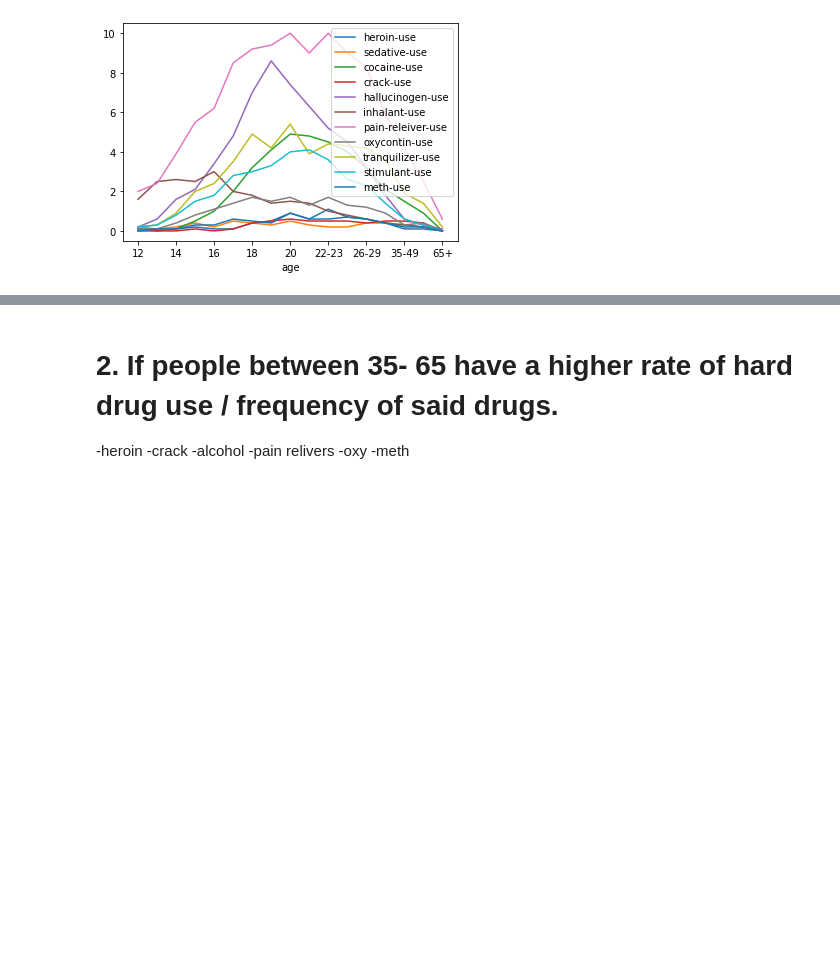
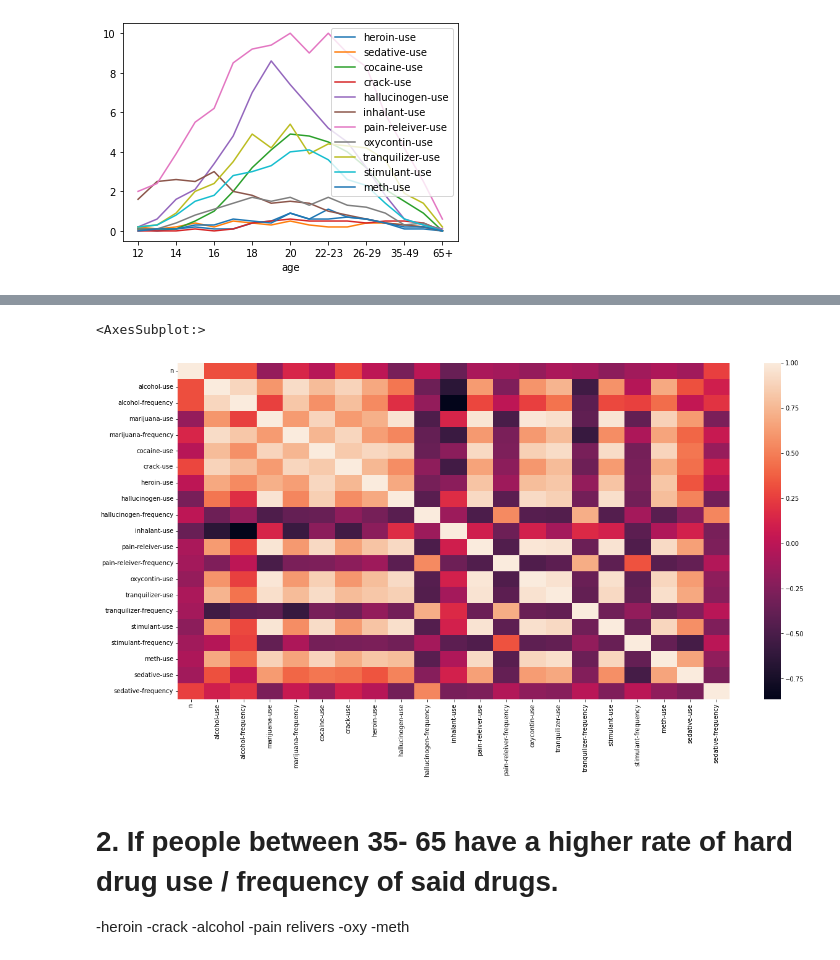
Before and after one commit to Monkeman9592/brandoncruz, a Jupyter notebook: data_druguse/drug use by age.ipynb, the cells around one changed output, grey strips where cells are left out. Cells and saved outputs as stored; diff of their text form; code cells hidden in the pictures; blank space fills up the shorter version.

```diff
--- a/data_druguse/drug use by age.ipynb
+++ b/data_druguse/drug use by age.ipynb
@@ -102,3 +104,9 @@ plt.show()
+# %%
+fig, ax = plt .subplots(figsize=(20,10))
+sns.heatmap(corr, xticklabels=corr.columns,yticklabels=corr.columns, ax = ax)
+# %% [output]
+<AxesSubplot:>
+[figure, added]
 # %% [markdown]
 # 2. If people between  35- 65 have a higher rate of hard drug use / frequency of said drugs.
 -heroin
```
Also changed, not shown: parts of 11 cells of this notebook.
